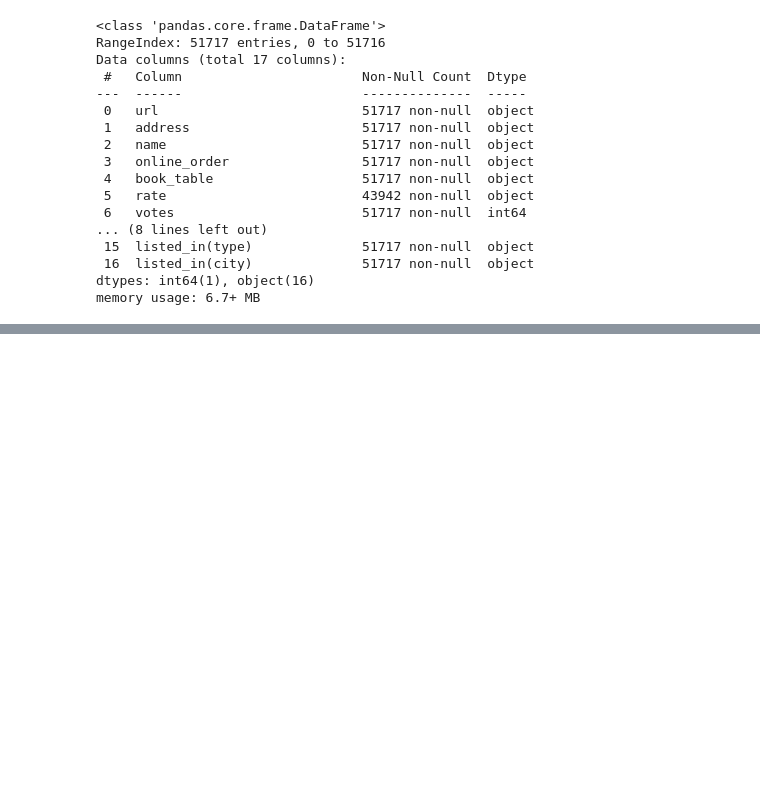
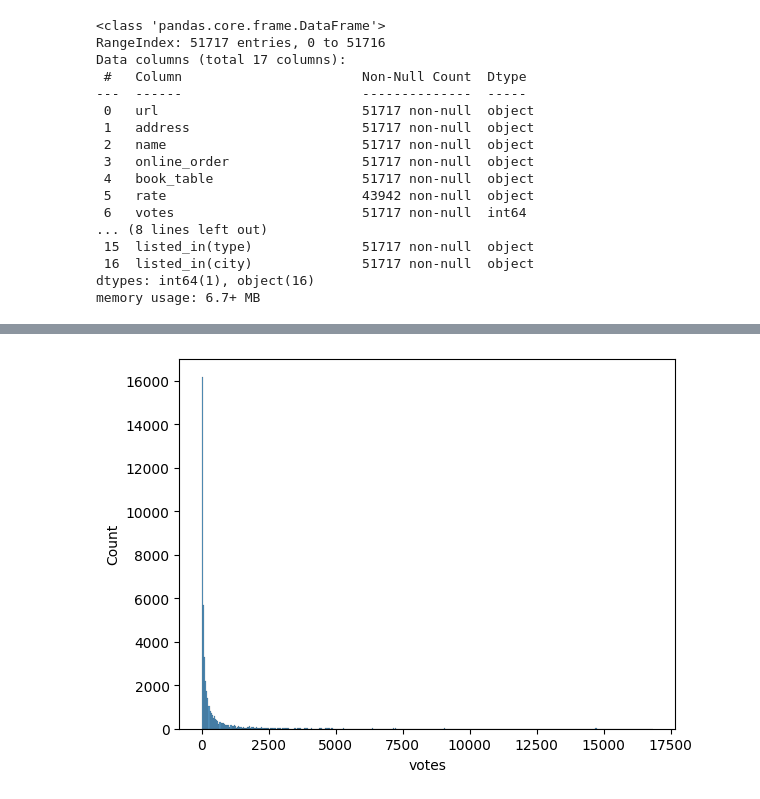
Before and after one commit to NitoBoritto/Zamato_Regression_Analysis, a Jupyter notebook: Code.ipynb, the cells around one changed output, grey strips where cells are left out. Drawn from its saved outputs; the diff is of its cells as text; code cells hidden in the pictures; blank space fills up the shorter version.

```diff
--- a/Code.ipynb
+++ b/Code.ipynb
@@ -63,0 +148,6 @@ zomato_df.describe(include= "all")
+# %%
+plt.Figure(figsize=(12,8))
+sns.histplot(data=zomato_df[zomato_df['votes']>0],x='votes')
+plt.show()
+# %% [output]
+[figure, added]
```
Also changed, not shown: parts of 14 cells of this notebook.
